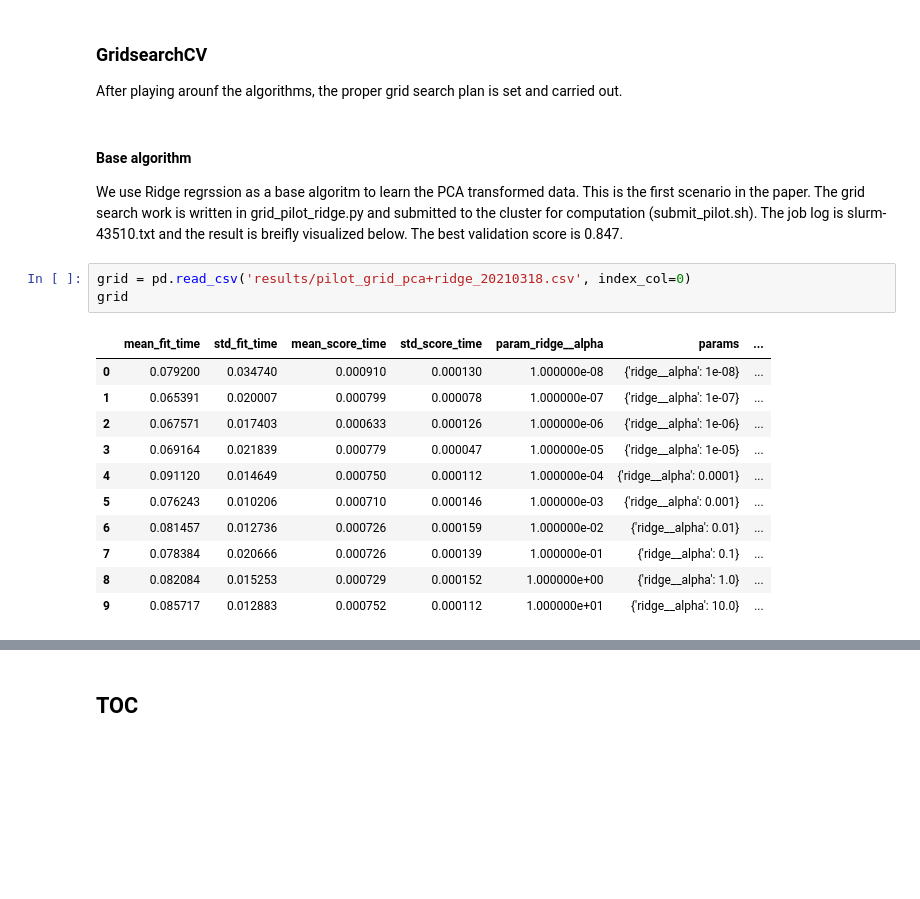
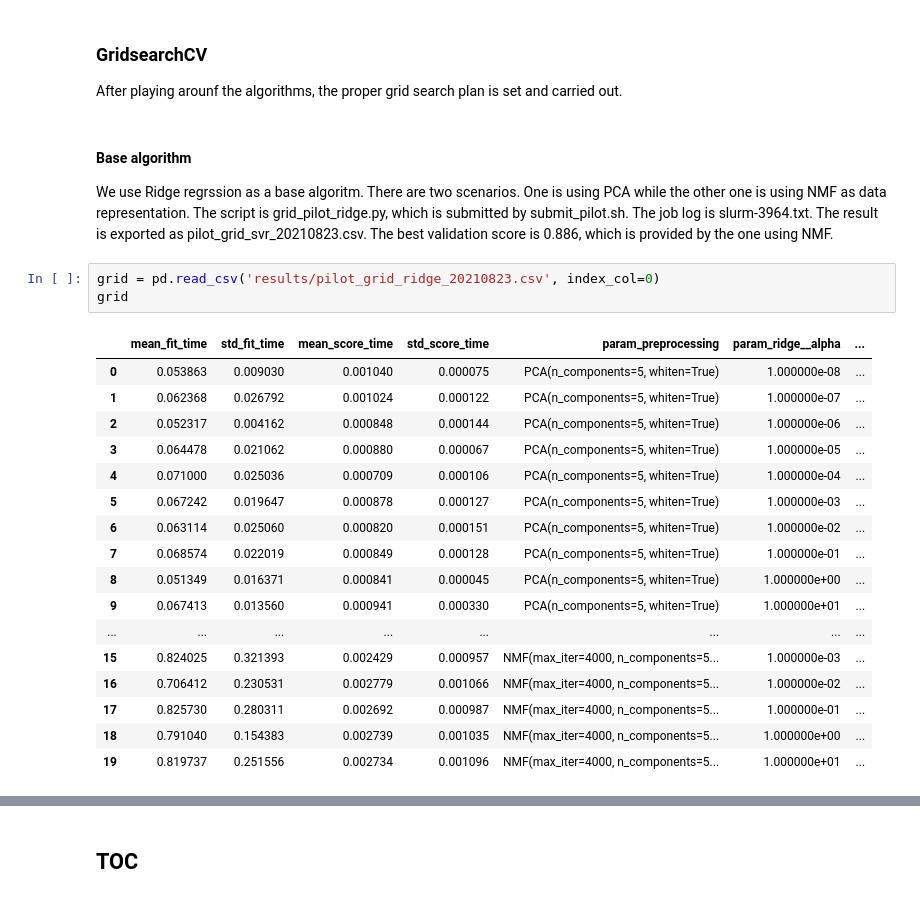
Before and after one commit to dispink/CaCO3_NWP, a Jupyter notebook: pilot_test.ipynb, the cells around one changed output, grey strips where cells are left out. Saved outputs shown, nothing was run; the diff lists cells and outputs as text; blank space fills up the shorter version.

```diff
--- a/pilot_test.ipynb
+++ b/pilot_test.ipynb
@@ -327,20 +327,26 @@ Wall time: 364 ms
 After playing arounf the algorithms, the proper grid search plan is set and carried out.
 # %% [markdown]
 #### Base algorithm
-We use Ridge regrssion as a base algoritm to learn the PCA transformed data. This is the first scenario in the paper. The grid search work is written in grid_pilot_ridge.py and submitted to the cluster for computation (submit_pilot.sh). The job log is slurm-43510.txt and the result is breifly visualized below. The best validation score is 0.847.
+We use Ridge regrssion as a base algoritm. There are two scenarios. One is using PCA while the other one is using NMF as data representation. The script is grid_pilot_ridge.py, which is submitted by submit_pilot.sh. The job log is slurm-3964.txt. The result is exported as pilot_grid_svr_20210823.csv. The best validation score is 0.886, which is provided by the one using NMF.
 # %%
-grid = pd.read_csv('results/pilot_grid_pca+ridge_20210318.csv', index_col=0)
+grid = pd.read_csv('results/pilot_grid_ridge_20210823.csv', index_col=0)
 grid
 # %% [output]
-|  | mean_fit_time | std_fit_time | mean_score_time | std_score_time | param_ridge__alpha | params | ... |
-| 0 | 0.079200 | 0.034740 | 0.000910 | 0.000130 | 1.000000e-08 | {'ridge__alpha': 1e-08} | ... |
-| 1 | 0.065391 | 0.020007 | 0.000799 | 0.000078 | 1.000000e-07 | {'ridge__alpha': 1e-07} | ... |
-| 2 | 0.067571 | 0.017403 | 0.000633 | 0.000126 | 1.000000e-06 | {'ridge__alpha': 1e-06} | ... |
-| 3 | 0.069164 | 0.021839 | 0.000779 | 0.000047 | 1.000000e-05 | {'ridge__alpha': 1e-05} | ... |
-| 4 | 0.091120 | 0.014649 | 0.000750 | 0.000112 | 1.000000e-04 | {'ridge__alpha': 0.0001} | ... |
-| 5 | 0.076243 | 0.010206 | 0.000710 | 0.000146 | 1.000000e-03 | {'ridge__alpha': 0.001} | ... |
-| 6 | 0.081457 | 0.012736 | 0.000726 | 0.000159 | 1.000000e-02 | {'ridge__alpha': 0.01} | ... |
-| 7 | 0.078384 | 0.020666 | 0.000726 | 0.000139 | 1.000000e-01 | {'ridge__alpha': 0.1} | ... |
-| 8 | 0.082084 | 0.015253 | 0.000729 | 0.000152 | 1.000000e+00 | {'ridge__alpha': 1.0} | ... |
-| 9 | 0.085717 | 0.012883 | 0.000752 | 0.000112 | 1.000000e+01 | {'ridge__alpha': 10.0} | ... |
+|  | mean_fit_time | std_fit_time | mean_score_time | std_score_time | param_preprocessing | param_ridge__alpha | ... |
+| 0 | 0.053863 | 0.009030 | 0.001040 | 0.000075 | PCA(n_components=5, whiten=True) | 1.000000e-08 | ... |
+| 1 | 0.062368 | 0.026792 | 0.001024 | 0.000122 | PCA(n_components=5, whiten=True) | 1.000000e-07 | ... |
+| 2 | 0.052317 | 0.004162 | 0.000848 | 0.000144 | PCA(n_components=5, whiten=True) | 1.000000e-06 | ... |
+| 3 | 0.064478 | 0.021062 | 0.000880 | 0.000067 | PCA(n_components=5, whiten=True) | 1.000000e-05 | ... |
+| 4 | 0.071000 | 0.025036 | 0.000709 | 0.000106 | PCA(n_components=5, whiten=True) | 1.000000e-04 | ... |
+| 5 | 0.067242 | 0.019647 | 0.000878 | 0.000127 | PCA(n_components=5, whiten=True) | 1.000000e-03 | ... |
+| 6 | 0.063114 | 0.025060 | 0.000820 | 0.000151 | PCA(n_components=5, whiten=True) | 1.000000e-02 | ... |
+| 7 | 0.068574 | 0.022019 | 0.000849 | 0.000128 | PCA(n_components=5, whiten=True) | 1.000000e-01 | ... |
+| 8 | 0.051349 | 0.016371 | 0.000841 | 0.000045 | PCA(n_components=5, whiten=True) | 1.000000e+00 | ... |
+| 9 | 0.067413 | 0.013560 | 0.000941 | 0.000330 | PCA(n_components=5, whiten=True) | 1.000000e+01 | ... |
+| ... | ... | ... | ... | ... | ... | ... | ... |
+| 15 | 0.824025 | 0.321393 | 0.002429 | 0.000957 | NMF(max_iter=4000, n_components=5... | 1.000000e-03 | ... |
+| 16 | 0.706412 | 0.230531 | 0.002779 | 0.001066 | NMF(max_iter=4000, n_components=5... | 1.000000e-02 | ... |
+| 17 | 0.825730 | 0.280311 | 0.002692 | 0.000987 | NMF(max_iter=4000, n_components=5... | 1.000000e-01 | ... |
+| 18 | 0.791040 | 0.154383 | 0.002739 | 0.001035 | NMF(max_iter=4000, n_components=5... | 1.000000e+00 | ... |
+| 19 | 0.819737 | 0.251556 | 0.002734 | 0.001096 | NMF(max_iter=4000, n_components=5... | 1.000000e+01 | ... |
 # %%
```
Also changed, not shown: parts of 8 cells of this notebook, 2 other files.
